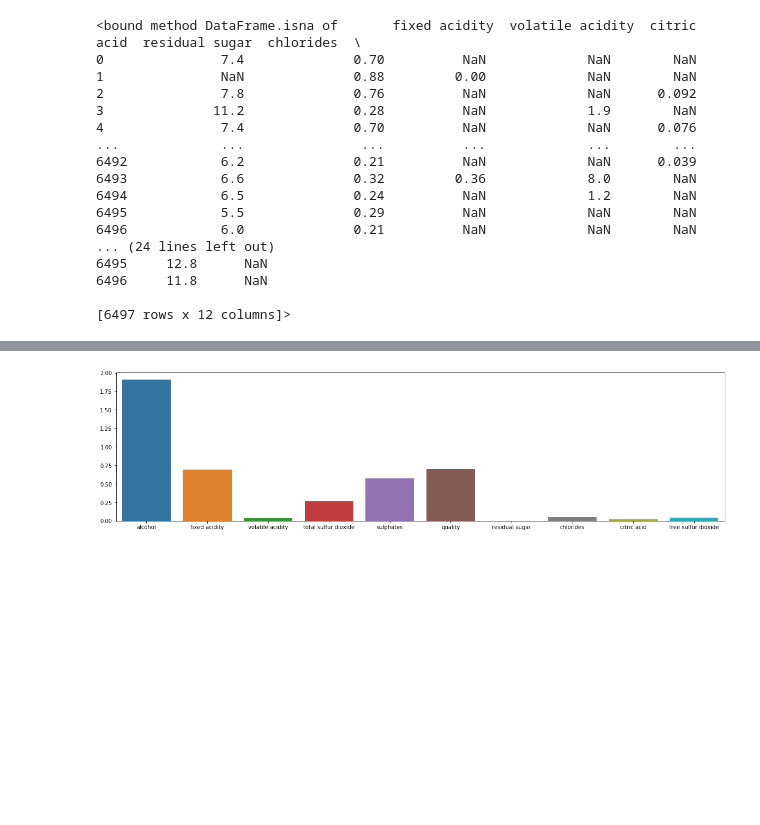
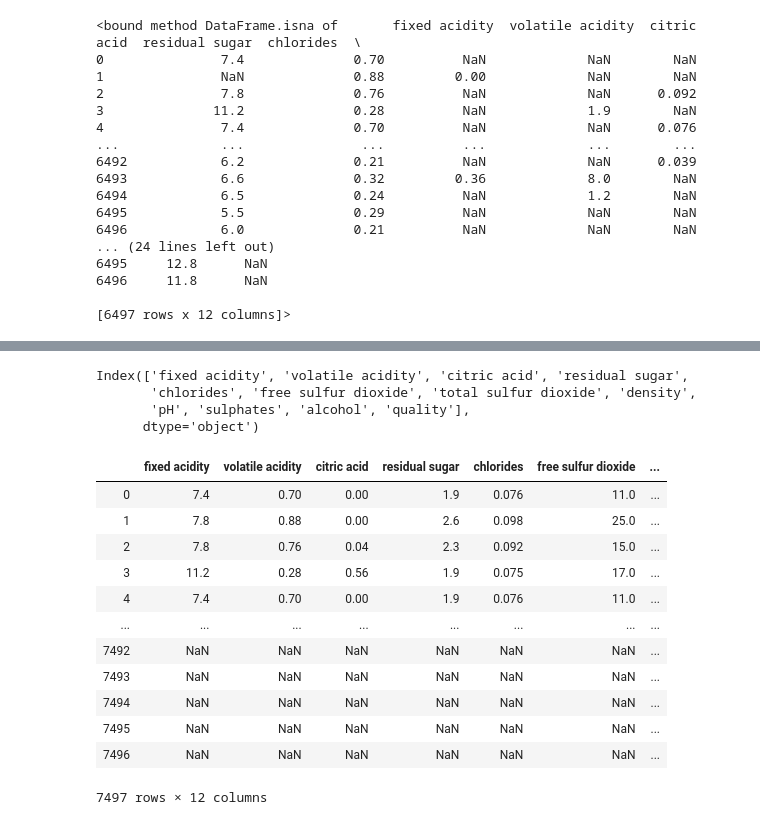
Before and after one commit to Praneethct/PredicitingMissingValues, a Jupyter notebook: wineQuality.ipynb, the cells around one changed output, grey strips where cells are left out. Saved outputs shown, nothing was run; the diff lists cells and outputs as text; code cells hidden in the pictures; blank space fills up the shorter version.

Commit message:
generated data

```diff
--- a/wineQuality.ipynb
+++ b/wineQuality.ipynb
@@ -401,4 +395,32 @@ del num_error["pH"]
-# %%
-visualizeError(num_error)
-# %% [output]
-[figure, removed]
+# %%
+allColumns = wine.columns
+# %%
+allColumns
+# %% [output]
+Index(['fixed acidity', 'volatile acidity', 'citric acid', 'residual sugar',
+       'chlorides', 'free sulfur dioxide', 'total sulfur dioxide', 'density',
+       'pH', 'sulphates', 'alcohol', 'quality'],
+      dtype='object')
+# %%
+dataFrame = pd.DataFrame()
+
+for col in allColumns:
+    dataFrame[col] = np.nan
+dataFrame["alcohol"] = np.random.normal(10, 1, 1000)
+dataFrame = pd.concat([wine, dataFrame], ignore_index = True)
+# %%
+dataFrame
+# %% [output]
+|  | fixed acidity | volatile acidity | citric acid | residual sugar | chlorides | free sulfur dioxide | ... |
+| 0 | 7.4 | 0.70 | 0.00 | 1.9 | 0.076 | 11.0 | ... |
+| 1 | 7.8 | 0.88 | 0.00 | 2.6 | 0.098 | 25.0 | ... |
+| 2 | 7.8 | 0.76 | 0.04 | 2.3 | 0.092 | 15.0 | ... |
+| 3 | 11.2 | 0.28 | 0.56 | 1.9 | 0.075 | 17.0 | ... |
+| 4 | 7.4 | 0.70 | 0.00 | 1.9 | 0.076 | 11.0 | ... |
+| ... | ... | ... | ... | ... | ... | ... | ... |
+| 7492 | NaN | NaN | NaN | NaN | NaN | NaN | ... |
+| 7493 | NaN | NaN | NaN | NaN | NaN | NaN | ... |
+| 7494 | NaN | NaN | NaN | NaN | NaN | NaN | ... |
+| 7495 | NaN | NaN | NaN | NaN | NaN | NaN | ... |
+| 7496 | NaN | NaN | NaN | NaN | NaN | NaN | ... |
+7497 rows × 12 columns
```
Also changed, not shown: parts of 10 cells of this notebook, 1 other file.
